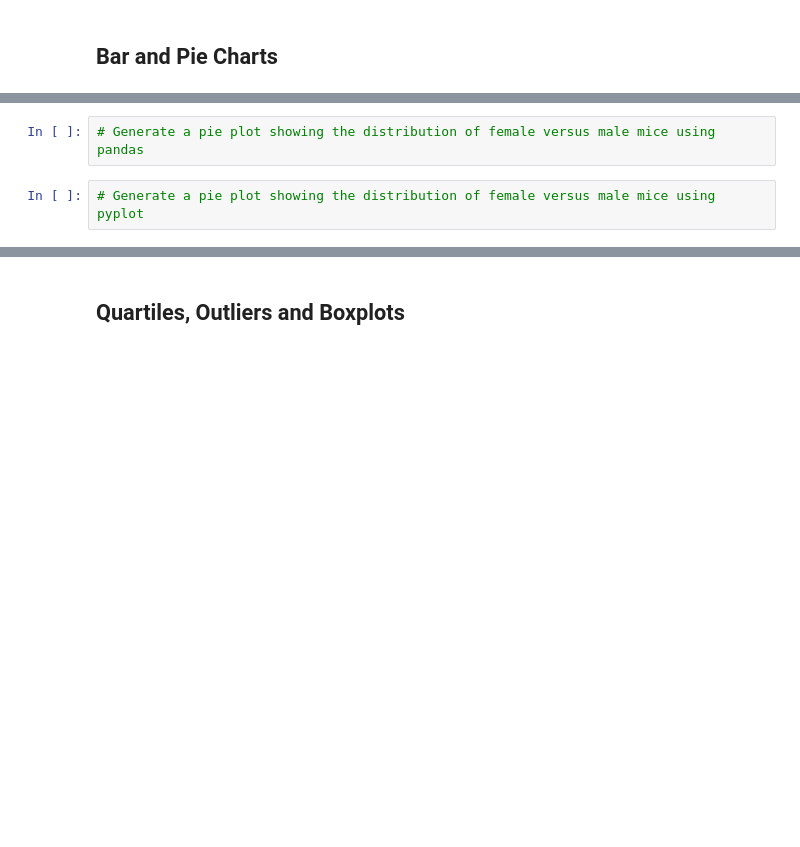
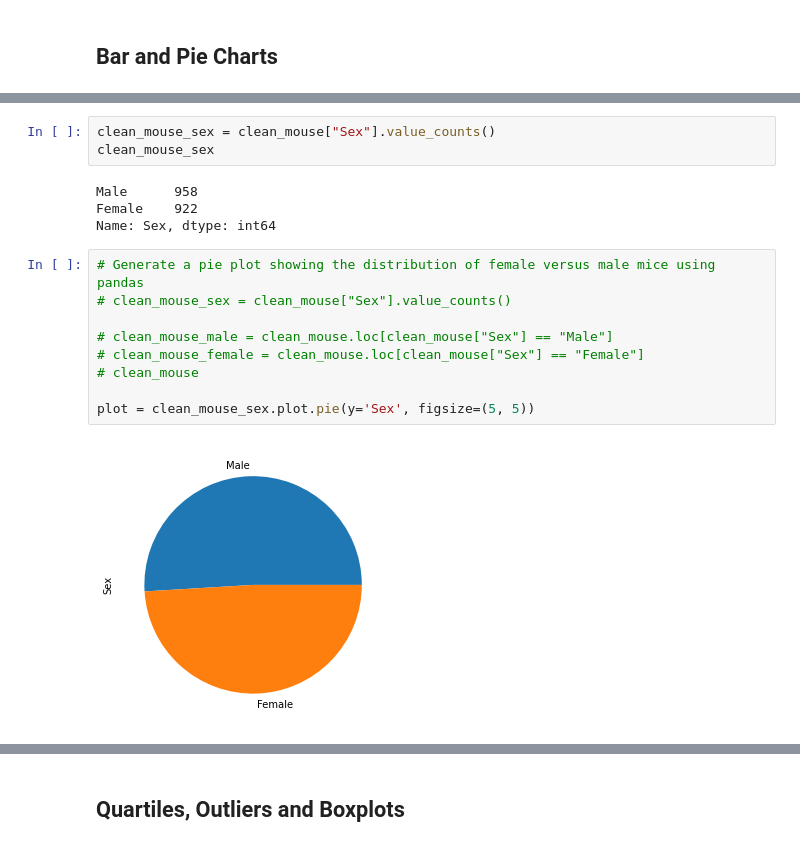
Before and after one commit to David-Lucey/Matplotlib-challenge, a Jupyter notebook: Pymaceuticals/pymaceuticals_starter.ipynb, the cells around one changed output, grey strips where cells are left out. Cells and saved outputs as stored; diff of their text form; blank space fills up the shorter version.

```diff
--- a/Pymaceuticals/pymaceuticals_starter.ipynb
+++ b/Pymaceuticals/pymaceuticals_starter.ipynb
@@ -169,4 +205,18 @@ dtype: float64
+# %%
+clean_mouse_sex = clean_mouse["Sex"].value_counts()
+clean_mouse_sex
+# %% [output]
+Male      958
+Female    922
+Name: Sex, dtype: int64
 # %%
 # Generate a pie plot showing the distribution of female versus male mice using pandas
+# clean_mouse_sex = clean_mouse["Sex"].value_counts()
+
+# clean_mouse_male = clean_mouse.loc[clean_mouse["Sex"] == "Male"]
+# clean_mouse_female = clean_mouse.loc[clean_mouse["Sex"] == "Female"]
+# clean_mouse
+
+plot = clean_mouse_sex.plot.pie(y='Sex', figsize=(5, 5))
+# %% [output]
+[figure, added]
-# %%
-# Generate a pie plot showing the distribution of female versus male mice using pyplot
```
Also changed, not shown: parts of 24 cells of this notebook.
